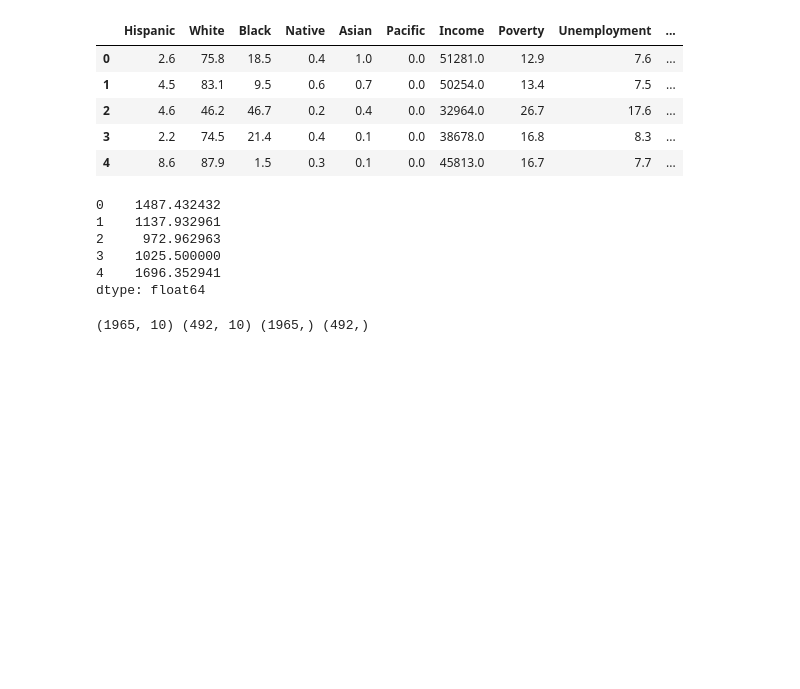
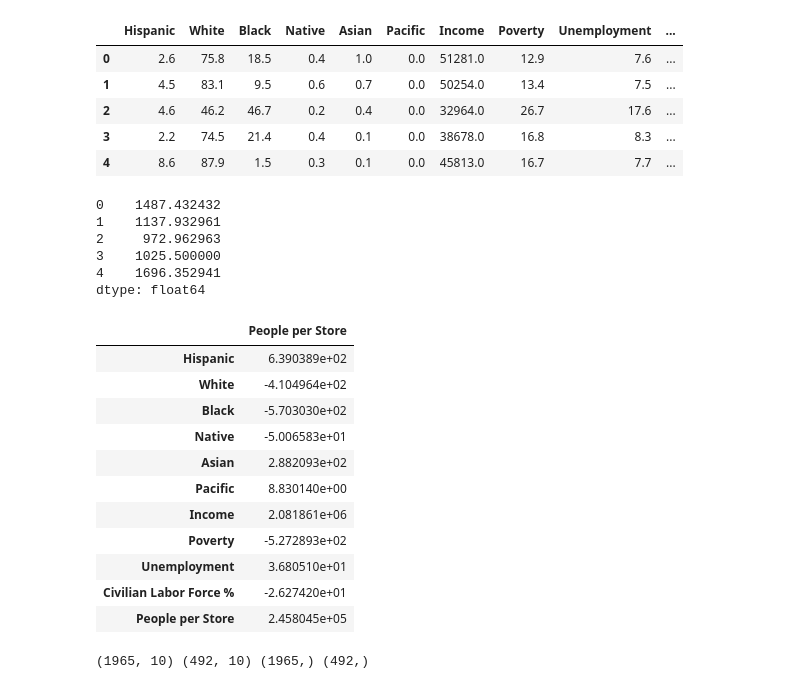
Before and after one commit to ravis773/food-desert-income-analysis, a Jupyter notebook: analysis.ipynb, the cells around one changed output. Cells and saved outputs as stored; diff of their text form; code cells hidden in the pictures; blank space fills up the shorter version.

Commit message:
added covariance and conclusion

```diff
--- a/analysis.ipynb
+++ b/analysis.ipynb
@@ -76,6 +76,24 @@ y.head()
 3    1025.500000
 4    1696.352941
 dtype: float64
+# %%
+# compute covariance between each feature and people per store
+all_ = X.copy(deep=True)
+all_['People per Store'] = y
+all_.cov().loc[:, ['People per Store']]
+# %% [output]
+|  | People per Store |
+| Hispanic | 6.390389e+02 |
+| White | -4.104964e+02 |
+| Black | -5.703030e+02 |
+| Native | -5.006583e+01 |
+| Asian | 2.882093e+02 |
+| Pacific | 8.830140e+00 |
+| Income | 2.081861e+06 |
+| Poverty | -5.272893e+02 |
+| Unemployment | 3.680510e+01 |
+| Civilian Labor Force % | -2.627420e+01 |
+| People per Store | 2.458045e+05 |
 # %%
 # divide up data into train and test sets
 X_train, X_test, y_train, y_test = train_test_split(X, y, test_size=0.2)
```
Also changed, not shown: parts of 6 cells of this notebook.
